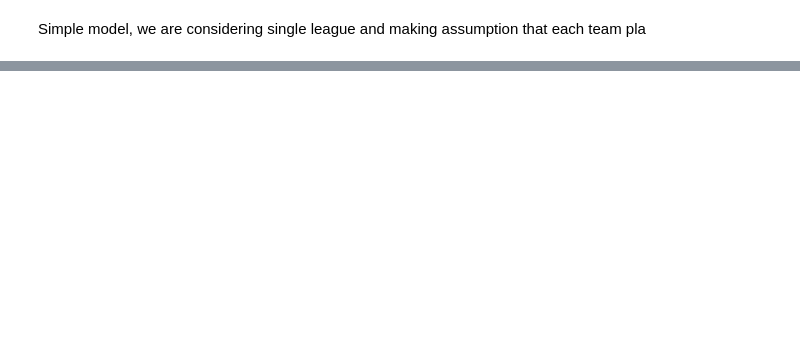
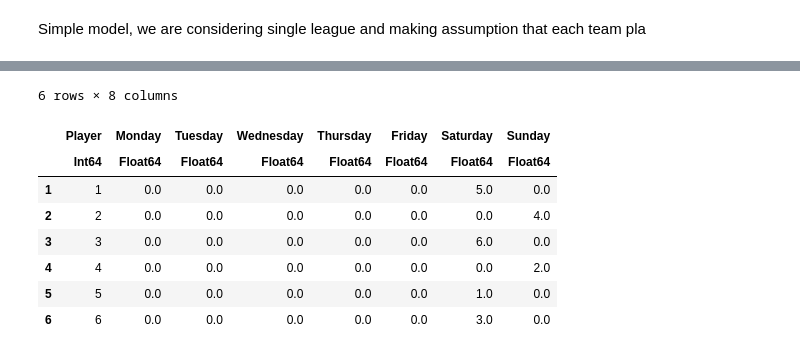
Before and after one commit to azanon00/Soccer_Schedule_Optimization, a Jupyter notebook: Football matches scheduling.ipynb, the cells around one changed output, grey strips where cells are left out. Saved outputs shown, nothing was run; the diff lists cells and outputs as text; code cells hidden in the pictures; blank space fills up the shorter version.

```diff
--- a/Football matches scheduling.ipynb
+++ b/Football matches scheduling.ipynb
@@ -95,0 +199,13 @@ User-callback calls 299, time in user-callback 0.00 sec
+# %%
+### Week 4
+calendar_week(3)
+# %% [output]
+6 rows × 8 columns
+|  | Player | Monday | Tuesday | Wednesday | Thursday | Friday | Saturday | Sunday |
+|  | Int64 | Float64 | Float64 | Float64 | Float64 | Float64 | Float64 | Float64 |
+| 1 | 1 | 0.0 | 0.0 | 0.0 | 0.0 | 0.0 | 5.0 | 0.0 |
+| 2 | 2 | 0.0 | 0.0 | 0.0 | 0.0 | 0.0 | 0.0 | 4.0 |
+| 3 | 3 | 0.0 | 0.0 | 0.0 | 0.0 | 0.0 | 6.0 | 0.0 |
+| 4 | 4 | 0.0 | 0.0 | 0.0 | 0.0 | 0.0 | 0.0 | 2.0 |
+| 5 | 5 | 0.0 | 0.0 | 0.0 | 0.0 | 0.0 | 1.0 | 0.0 |
+| 6 | 6 | 0.0 | 0.0 | 0.0 | 0.0 | 0.0 | 3.0 | 0.0 |
```
Also changed, not shown: parts of 12 cells of this notebook.
